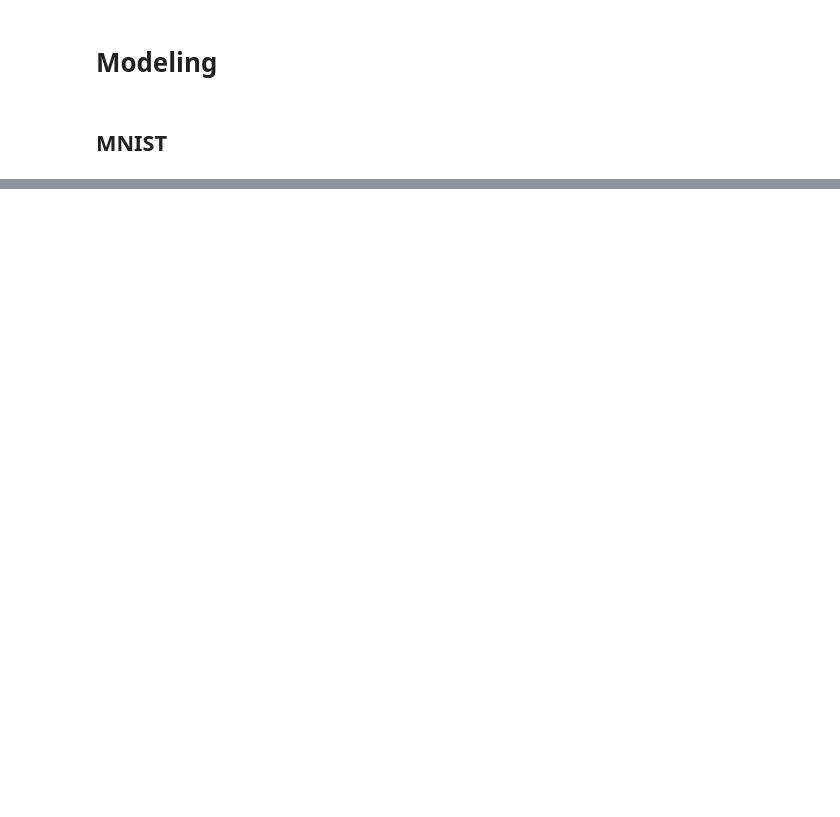
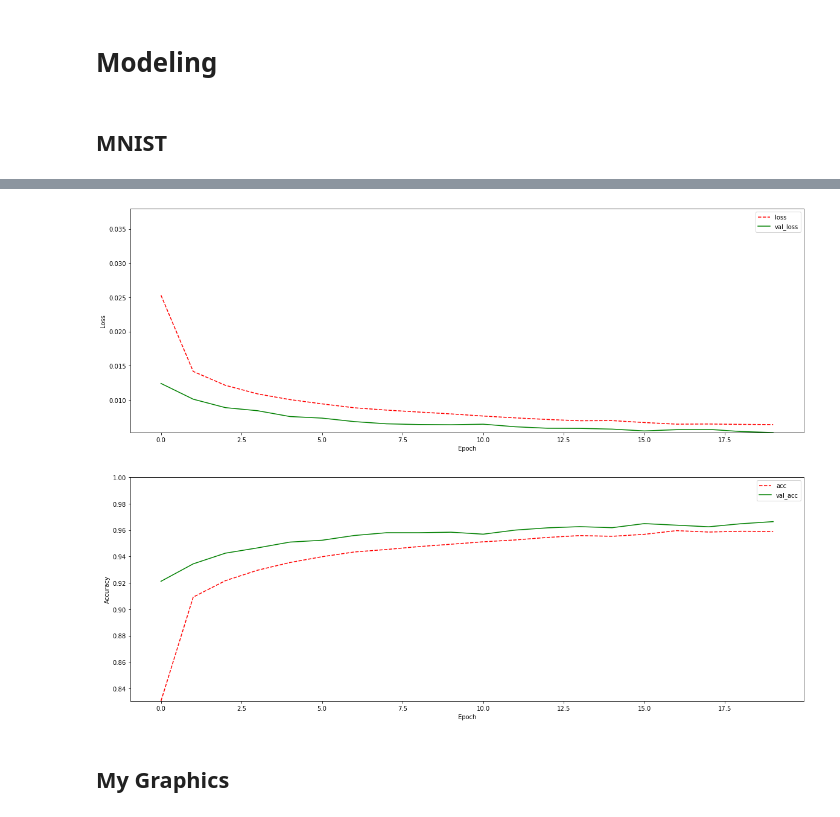
Before and after one commit to Lamantin12/ComputerGraphics, a Jupyter notebook: Generation+Modeling.ipynb, the cells around one changed output, grey strips where cells are left out. Saved outputs shown, nothing was run; the diff lists cells and outputs as text; code cells hidden in the pictures; blank space fills up the shorter version.

Commit message:
finished united file with some others model

```diff
--- a/Generation+Modeling.ipynb
+++ b/Generation+Modeling.ipynb
@@ -311,0 +289,9 @@ img_rows = img_cols = 28
+# %%
+inp = Input(img_rows * img_cols) # Input layer
+x = Dropout(0.3)(inp)
+x = Dense(units = 32, activation = 'relu')(x)
+output = Dense(num_classes, activation = 'softmax')(x)
+model = Model(inputs = inp, outputs = output)
+model.summary()
+model.compile(optimizer = 'Adam', loss = 'mse', metrics = ['accuracy'])
+plot_model(model, to_file = 'mnist_dense.png')
@@ -311,0 +317,8 @@ img_rows = img_cols = 28
+# %%
+y_train = tf.keras.utils.to_categorical(y_train, num_classes)
+y_test = tf.keras.utils.to_categorical(y_test, num_classes)
+# %%
+epochs = 20
+history = model.fit(x_train, y_train, batch_size = 128, epochs = epochs,
+                    verbose = 2, validation_data = (x_test, y_test))
+model.save('mnist/mnist_class.model')
@@ -311,0 +343,7 @@ img_rows = img_cols = 28
+# %%
+one_plot(history.history['loss'], history.history['val_loss'],
+         history.history['accuracy'], history.history['val_accuracy'])
+# %% [output]
+[figure, added]
+# %% [markdown]
+## My Graphics
```
Also changed, not shown: parts of 34 cells of this notebook.
